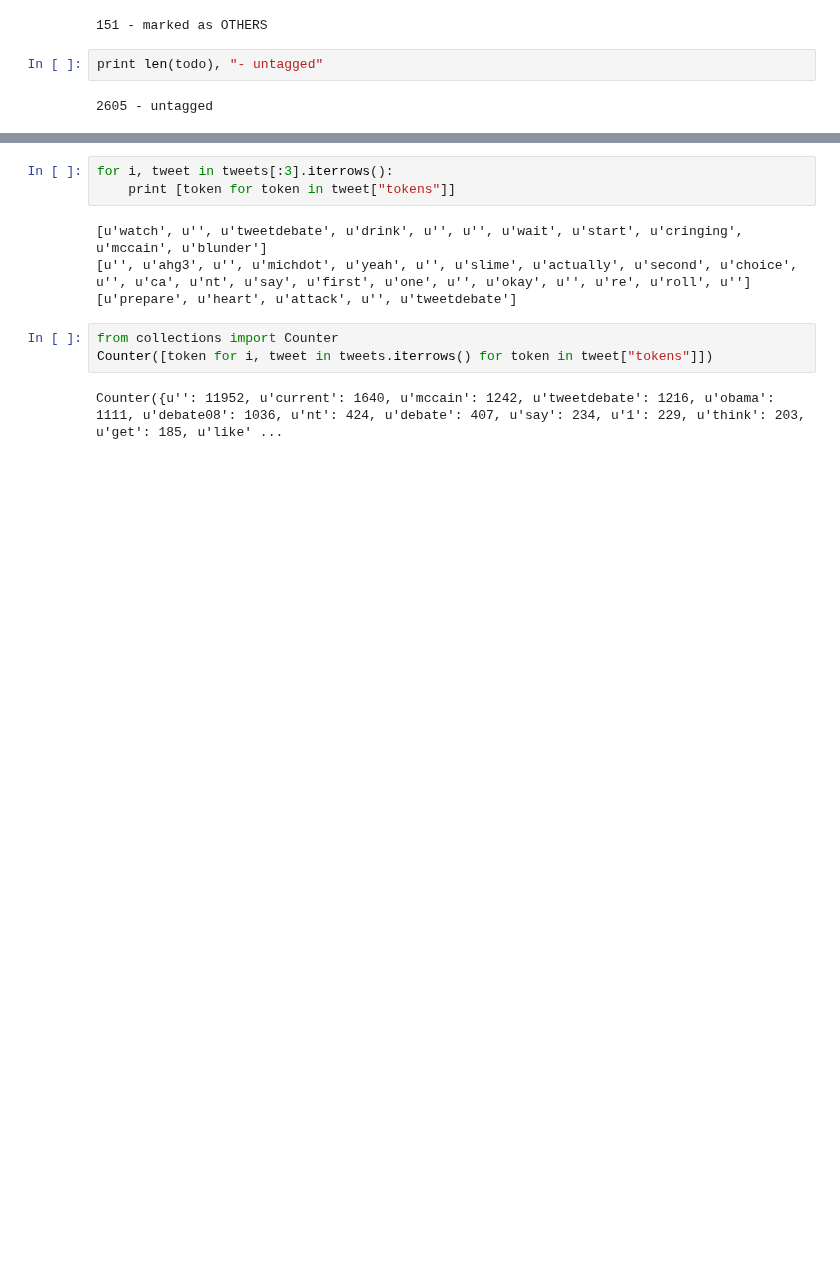
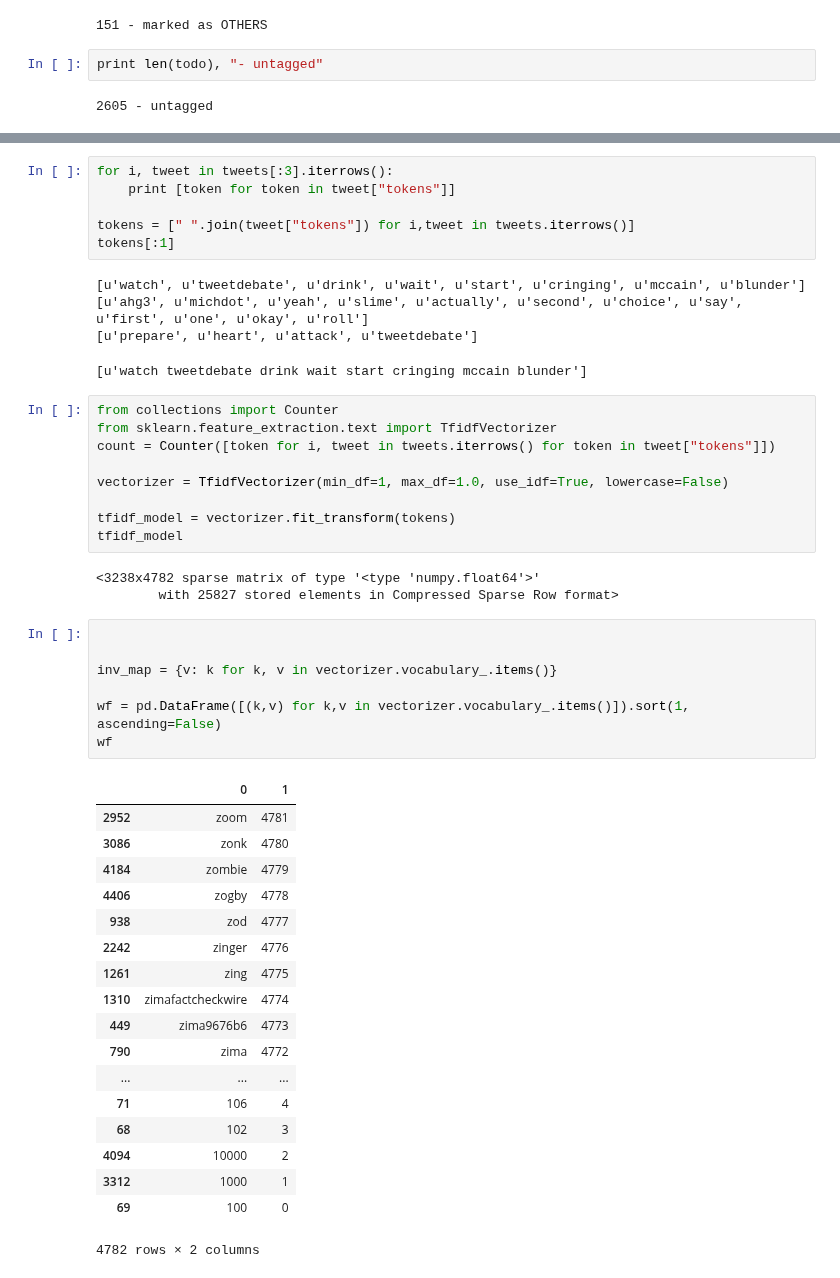
Before and after one commit to ralucacocioban/SentimentClassification, a Jupyter notebook: Sentiment.ipynb, the cells around one changed output, grey strips where cells are left out. Cells and saved outputs as stored; diff of their text form; blank space fills up the shorter version.

```diff
--- a/Sentiment.ipynb
+++ b/Sentiment.ipynb
@@ -65,12 +65,49 @@ left[["content","tokens", "clean"]]
 # %%
 for i, tweet in tweets[:3].iterrows():
     print [token for token in tweet["tokens"]]
+
+tokens = [" ".join(tweet["tokens"]) for i,tweet in tweets.iterrows()]
+tokens[:1]
 # %% [output]
-[u'watch', u'', u'tweetdebate', u'drink', u'', u'', u'wait', u'start', u'cringing', u'mccain', u'blunder']
-[u'', u'ahg3', u'', u'michdot', u'yeah', u'', u'slime', u'actually', u'second', u'choice', u'', u'ca', u'nt', u'say', u'first', u'one', u'', u'okay', u'', u're', u'roll', u'']
-[u'prepare', u'heart', u'attack', u'', u'tweetdebate']
+[u'watch', u'tweetdebate', u'drink', u'wait', u'start', u'cringing', u'mccain', u'blunder']
+[u'ahg3', u'michdot', u'yeah', u'slime', u'actually', u'second', u'choice', u'say', u'first', u'one', u'okay', u'roll']
+[u'prepare', u'heart', u'attack', u'tweetdebate']
+[u'watch tweetdebate drink wait start cringing mccain blunder']
 # %%
 from collections import Counter
-Counter([token for i, tweet in tweets.iterrows() for token in tweet["tokens"]])
+from sklearn.feature_extraction.text import TfidfVectorizer
+count = Counter([token for i, tweet in tweets.iterrows() for token in tweet["tokens"]])
+
+vectorizer = TfidfVectorizer(min_df=1, max_df=1.0, use_idf=True, lowercase=False)
+
+tfidf_model = vectorizer.fit_transform(tokens)
+tfidf_model
 # %% [output]
-Counter({u'': 11952, u'current': 1640, u'mccain': 1242, u'tweetdebate': 1216, u'obama': 1111, u'debate08': 1036, u'nt': 424, u'debate': 407, u'say': 234, u'1': 229, u'think': 203, u'get': 185, u'like' ...
+<3238x4782 sparse matrix of type '<type 'numpy.float64'>'
+        with 25827 stored elements in Compressed Sparse Row format>
+# %%
+
+
+inv_map = {v: k for k, v in vectorizer.vocabulary_.items()}
+
+wf = pd.DataFrame([(k,v) for k,v in vectorizer.vocabulary_.items()]).sort(1, ascending=False)
+wf
+# %% [output]
+|  | 0 | 1 |
+| 2952 | zoom | 4781 |
+| 3086 | zonk | 4780 |
+| 4184 | zombie | 4779 |
+| 4406 | zogby | 4778 |
+| 938 | zod | 4777 |
+| 2242 | zinger | 4776 |
+| 1261 | zing | 4775 |
+| 1310 | zimafactcheckwire | 4774 |
+| 449 | zima9676b6 | 4773 |
+| 790 | zima | 4772 |
+| ... | ... | ... |
+| 71 | 106 | 4 |
+| 68 | 102 | 3 |
+| 4094 | 10000 | 2 |
+| 3312 | 1000 | 1 |
+| 69 | 100 | 0 |
+4782 rows × 2 columns
```
Also changed, not shown: parts of 1 cell of this notebook, 2 other files.
